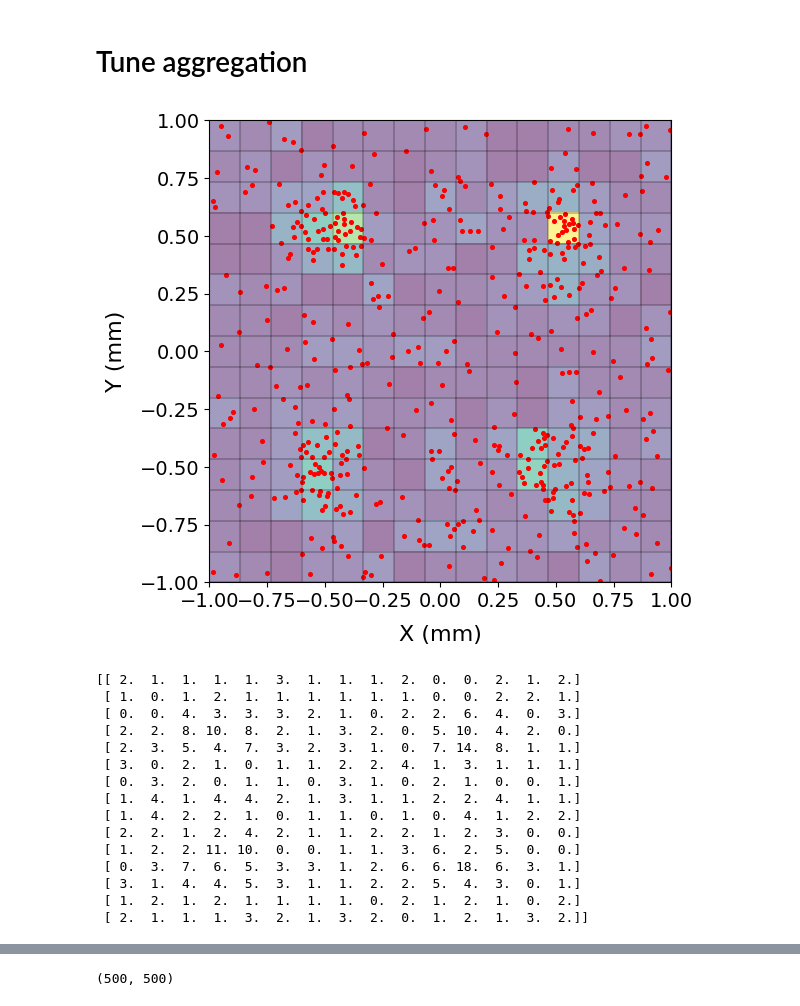
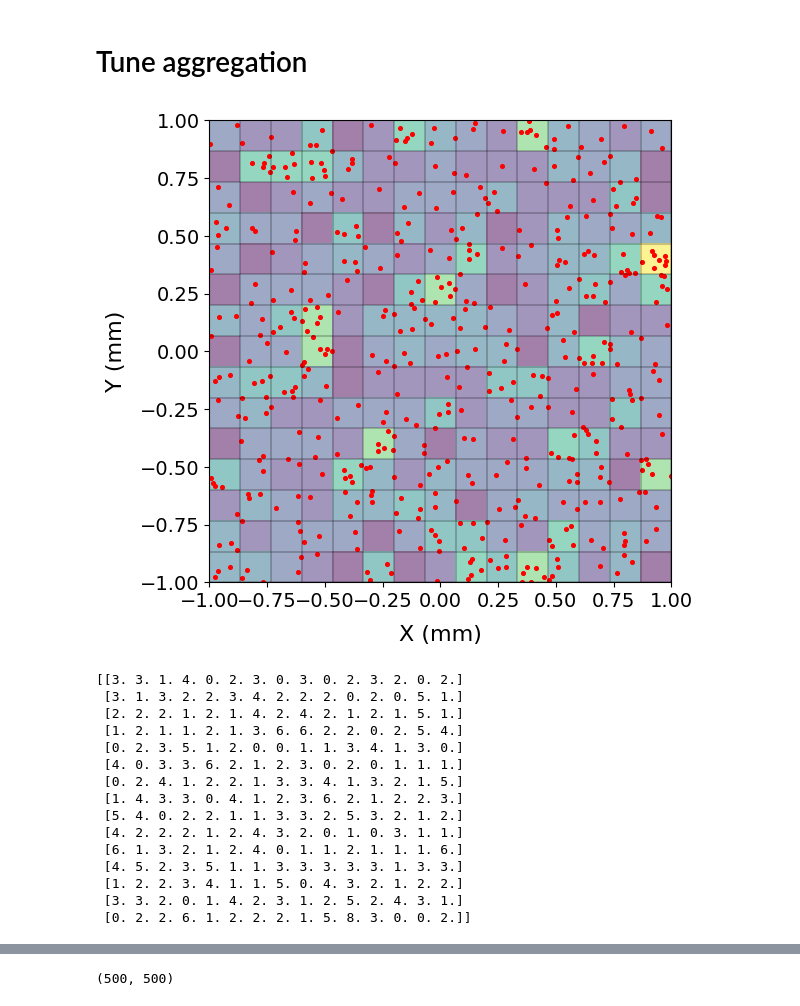
Before and after one commit to underDD/TFM, a Jupyter notebook: plots.ipynb, the cells around one changed output, grey strips where cells are left out. Cells and saved outputs as stored; diff of their text form; code cells hidden in the pictures.

```diff
--- a/plots.ipynb
+++ b/plots.ipynb
@@ -541,7 +663,7 @@ import matplotlib.pyplot as plt
 from pypalettes import load_cmap
 sunset2 = load_cmap('Sunset2', cmap_type='continuous')
 
-filename = 'agrupation/neurons_params_agg1_ng4_nic50_m0.50_s0.10.txt'
+filename = 'configurations/neurons_params_random_l0.50.txt'
 
 def load_neuron_params(filename):
     data = np.loadtxt(filename, skiprows=1)
@@ -551,49 +673,49 @@ X, Y, Soma_Diameter, Dendrite_Diameter, Axon_Length = load_neuron_params(filenam
 L = 2 # (mm)
 plt.figure(figsize=(6,6))
 plt.scatter(X, Y, s=7, color='red')
 plt.xlabel('X (mm)', fontsize=16, labelpad=10)
 plt.ylabel('Y (mm)', fontsize=16, labelpad=10)
 plt.xlim(-L/2, L/2)
 plt.ylim(-L/2, L/2)
 plt.xticks(fontsize=14)
 plt.yticks(fontsize=14)
 
 xmin = ymin = -L/2
 xmax = ymax = L/2
 
 n_grid  = 15
 
 x_grid = np.linspace(xmin, xmax, n_grid+1)
 y_grid = np.linspace(ymin, ymax, n_grid+1)
 
 for x in x_grid:
     plt.axvline(x, color='black', linestyle='-', lw=0.3)
 for y in y_grid:
     plt.axhline(y, color='black', linestyle='-', lw=0.3)
 
 H, _, _ = np.histogram2d(X,Y, bins = n_grid, range=[[xmin,xmax],[ymin,ymax]]) # H devuelve ordenado de forma (x,y)
 plt.imshow(H.T, extent=[xmin,xmax,ymin,ymax], origin='lower', aspect = 'equal', alpha=0.5) # imshow espera (y,x) por lo que ploteo H.T y ya esta
 
 plt.show()
 
 print(H)
 # %% [output]
-[figure, old version]
+[figure, new version]
-[[ 2.  1.  1.  1.  1.  3.  1.  1.  1.  2.  0.  0.  2.  1.  2.]
- [ 1.  0.  1.  2.  1.  1.  1.  1.  1.  1.  0.  0.  2.  2.  1.]
- [ 0.  0.  4.  3.  3.  3.  2.  1.  0.  2.  2.  6.  4.  0.  3.]
- [ 2.  2.  8. 10.  8.  2.  1.  3.  2.  0.  5. 10.  4.  2.  0.]
- [ 2.  3.  5.  4.  7.  3.  2.  3.  1.  0.  7. 14.  8.  1.  1.]
- [ 3.  0.  2.  1.  0.  1.  1.  2.  2.  4.  1.  3.  1.  1.  1.]
- [ 0.  3.  2.  0.  1.  1.  0.  3.  1.  0.  2.  1.  0.  0.  1.]
- [ 1.  4.  1.  4.  4.  2.  1.  3.  1.  1.  2.  2.  4.  1.  1.]
- [ 1.  4.  2.  2.  1.  0.  1.  1.  0.  1.  0.  4.  1.  2.  2.]
- [ 2.  2.  1.  2.  4.  2.  1.  1.  2.  2.  1.  2.  3.  0.  0.]
- [ 1.  2.  2. 11. 10.  0.  0.  1.  1.  3.  6.  2.  5.  0.  0.]
- [ 0.  3.  7.  6.  5.  3.  3.  1.  2.  6.  6. 18.  6.  3.  1.]
- [ 3.  1.  4.  4.  5.  3.  1.  1.  2.  2.  5.  4.  3.  0.  1.]
- [ 1.  2.  1.  2.  1.  1.  1.  1.  0.  2.  1.  2.  1.  0.  2.]
- [ 2.  1.  1.  1.  3.  2.  1.  3.  2.  0.  1.  2.  1.  3.  2.]]
+[[3. 3. 1. 4. 0. 2. 3. 0. 3. 0. 2. 3. 2. 0. 2.]
+ [3. 1. 3. 2. 2. 3. 4. 2. 2. 2. 0. 2. 0. 5. 1.]
+ [2. 2. 2. 1. 2. 1. 4. 2. 4. 2. 1. 2. 1. 5. 1.]
+ [1. 2. 1. 1. 2. 1. 3. 6. 6. 2. 2. 0. 2. 5. 4.]
+ [0. 2. 3. 5. 1. 2. 0. 0. 1. 1. 3. 4. 1. 3. 0.]
+ [4. 0. 3. 3. 6. 2. 1. 2. 3. 0. 2. 0. 1. 1. 1.]
+ [0. 2. 4. 1. 2. 2. 1. 3. 3. 4. 1. 3. 2. 1. 5.]
+ [1. 4. 3. 3. 0. 4. 1. 2. 3. 6. 2. 1. 2. 2. 3.]
+ [5. 4. 0. 2. 2. 1. 1. 3. 3. 2. 5. 3. 2. 1. 2.]
+ [4. 2. 2. 2. 1. 2. 4. 3. 2. 0. 1. 0. 3. 1. 1.]
+ [6. 1. 3. 2. 1. 2. 4. 0. 1. 1. 2. 1. 1. 1. 6.]
+ [4. 5. 2. 3. 5. 1. 1. 3. 3. 3. 3. 3. 1. 3. 3.]
+ [1. 2. 2. 3. 4. 1. 1. 5. 0. 4. 3. 2. 1. 2. 2.]
+ [3. 3. 2. 0. 1. 4. 2. 3. 1. 2. 5. 2. 4. 3. 1.]
+ [0. 2. 2. 6. 1. 2. 2. 2. 1. 5. 8. 3. 0. 0. 2.]]
 # %%
 import numpy as np
 import pandas as pd
```
Also changed, not shown: parts of 3 cells of this notebook, 14 other files.
